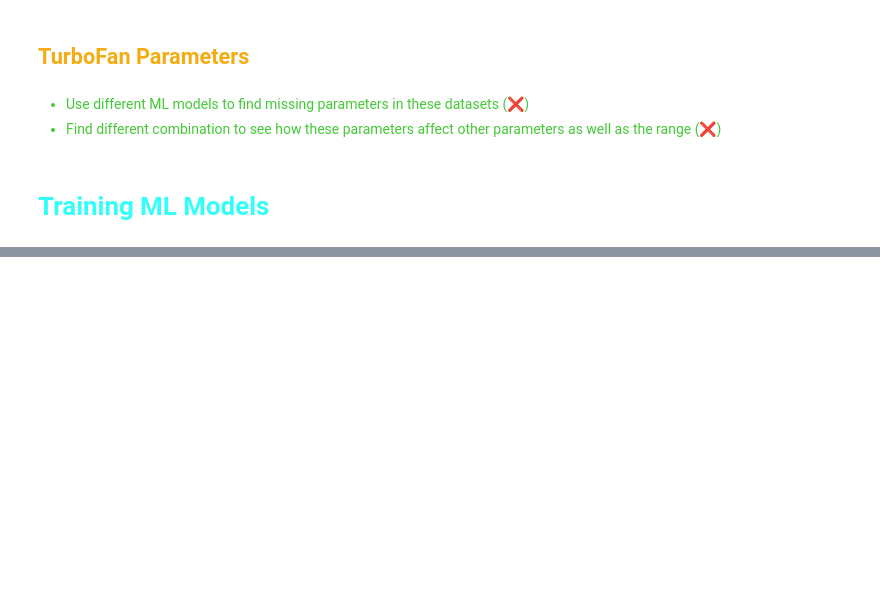
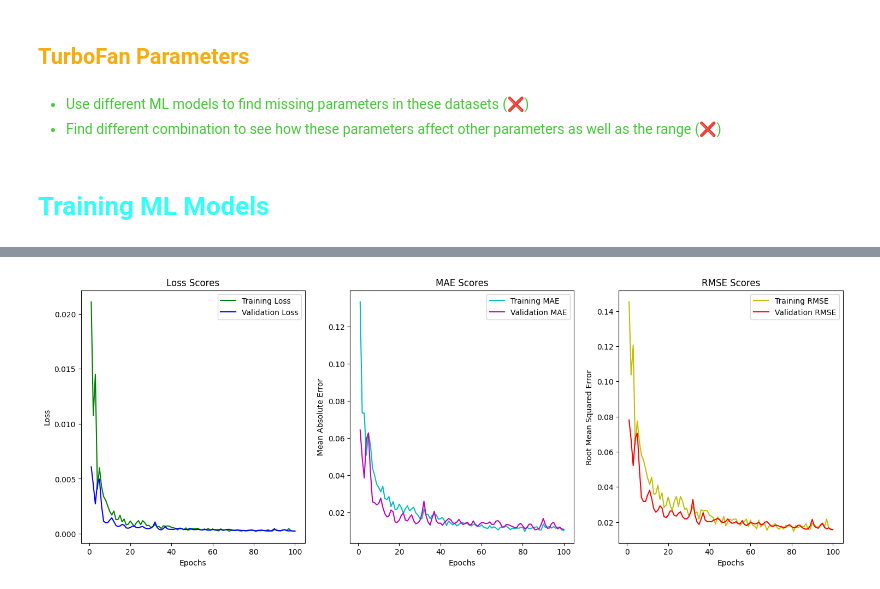
Before and after one commit to stahir01/Master-Thesis, a Jupyter notebook: Master_Thesis_Datasets_NewVersion.ipynb, the cells around one changed output, grey strips where cells are left out. Cells and saved outputs as stored; diff of their text form; code cells hidden in the pictures; blank space fills up the shorter version.

Commit message:
Added first model evaluation for specific fuel consumptions case 1. Also added some literature view

```diff
--- a/Master_Thesis_Datasets_NewVersion.ipynb
+++ b/Master_Thesis_Datasets_NewVersion.ipynb
@@ -3594,0 +3742,3 @@ dataset
+# %%
+sfc_cruise_model = sfc_cruise['Model']
+sfc_cruise.drop(columns=['Model'], inplace=True)
@@ -3594,0 +3750,5 @@ dataset
+# %%
+features = ['Takeoff_Thrust_N', 'Thrust_Cruise_N', 'OPR_Sea_lvl', 'BPR', 'Mach_Number', 'Number_of_spools']
+target = 'SFC_Cruise_kg_s_N'
+
+X_train, X_test, y_train, y_test, y_scalar_value = prep_cnn_data(sfc_cruise, features, target, 0.2, 42)
@@ -3594,0 +3762,20 @@ dataset
+# %%
+model = keras.Sequential([
+    keras.layers.Input(shape=(X_train.shape[1], X_train.shape[2])),
+    keras.layers.Conv1D(filters=64, kernel_size=2, activation='relu'),
+    keras.layers.Dropout(0.2),
+    keras.layers.Conv1D(filters=32, kernel_size=2, activation='relu'),
+    keras.layers.Dropout(0.2),
+    keras.layers.Conv1D(filters=16, kernel_size=2, activation='relu'),
+    keras.layers.Flatten(),
+    keras.layers.Dense(32, activation='relu'),
+    keras.layers.Dense(1)
+    ])
+
+model.compile(
+    optimizer='adam',
+    loss='mean_squared_error',
+    metrics=[tf.keras.metrics.MeanAbsoluteError(), tf.keras.metrics.RootMeanSquaredError()]
+)
+
+model.summary()
@@ -3594,0 +3800,2 @@ dataset
+# %%
+model_results = model.fit(X_train, y_train, epochs=100, batch_size=32, validation_split=0.15)
@@ -3594,0 +3820,4 @@ dataset
+# %%
+plot_loss_metrics(model_results)
+# %% [output]
+[figure, added]
```
Also changed, not shown: parts of 21 cells of this notebook, 8 other files.
